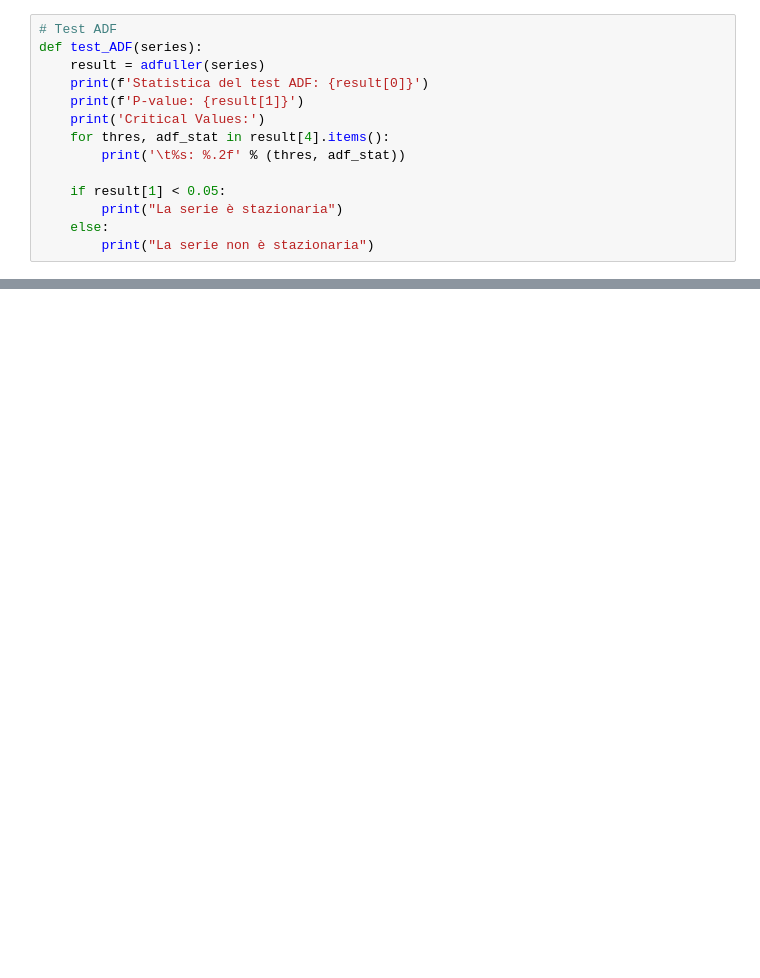
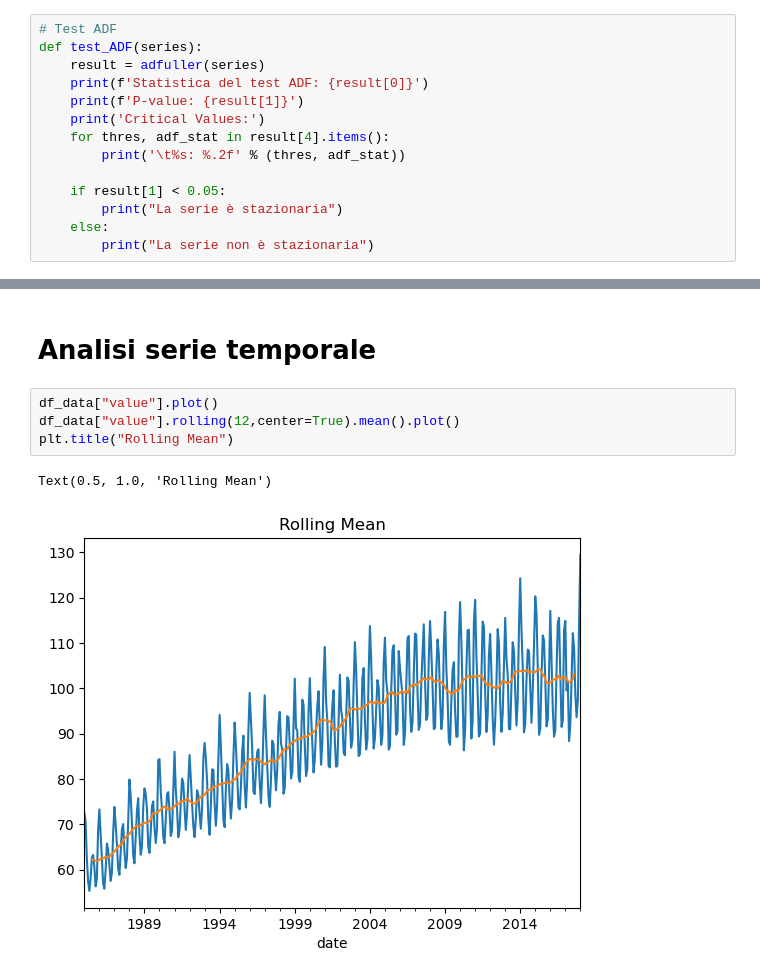
Before and after one commit to AngeloLongano/heart_failure_prediction, a Jupyter notebook: analysis_time_series.ipynb, the cells around one changed output, grey strips where cells are left out. Drawn from its saved outputs; the diff is of its cells as text; blank space fills up the shorter version.

```diff
--- a/analysis_time_series.ipynb
+++ b/analysis_time_series.ipynb
@@ -419,0 +102,9 @@ plt.show()
+# %% [markdown]
+# Analisi serie temporale
+# %%
+df_data["value"].plot()
+df_data["value"].rolling(12,center=True).mean().plot()
+plt.title("Rolling Mean")
+# %% [output]
+Text(0.5, 1.0, 'Rolling Mean')
+[figure, added]
```
Also changed, not shown: parts of 73 cells of this notebook.
